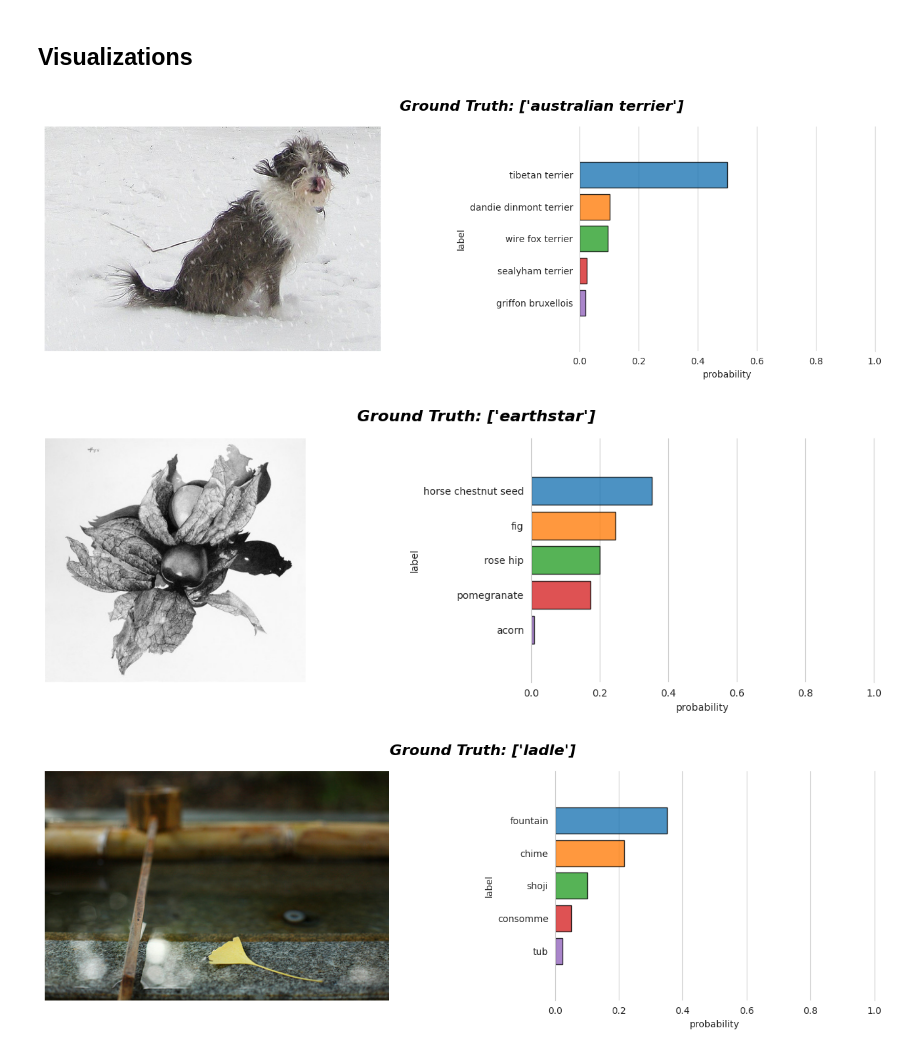
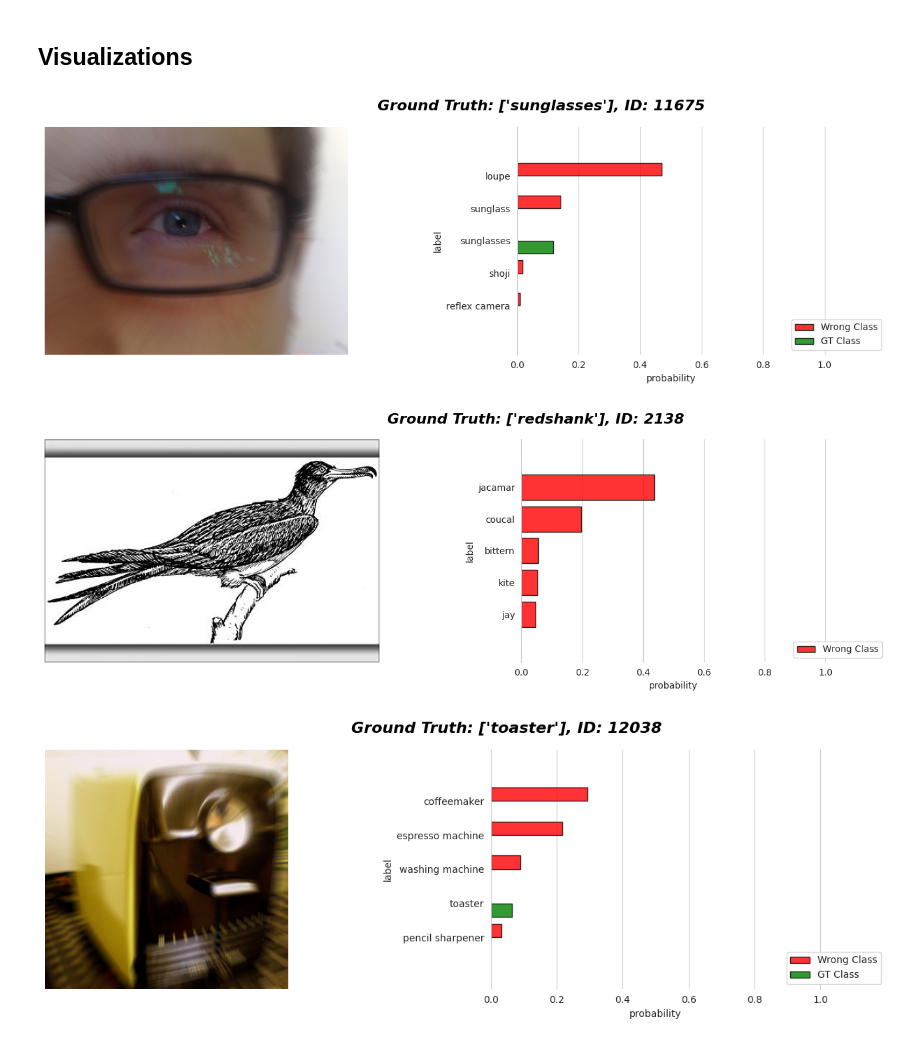
Before and after one commit to taesiri/ZoomIsAllYouNeed, a Jupyter notebook: src/ImageNet_Hard/Prompt_Engineering_for_ImageNet_Hard.ipynb, the cells around one changed output. Cells and saved outputs as stored; diff of their text form; code cells hidden in the pictures.

Commit message:
update visualization

```diff
--- a/src/ImageNet_Hard/Prompt_Engineering_for_ImageNet_Hard.ipynb
+++ b/src/ImageNet_Hard/Prompt_Engineering_for_ImageNet_Hard.ipynb
@@ -317,10 +318,11 @@ def plot_image(IID):
     sc = 1.5
 
     image = imagenet_hard_dataset[IID]["pixel_values"]
-    gt_label = imagenet_hard_dataset[IID]['english_label']
+    gt_label = imagenet_hard_dataset[IID]["english_label"]
     gt_label = [format_str(x) for x in gt_label]
+
     probs, indices = predict(imagenet_hard_dataset[IID]["image"])
-    labels = [id_class[i] for i in indices[0]]
+    labels = [id_class[i].strip() for i in indices[0]]
 
     fig, axes = plt.subplots(
         1, 2, figsize=(10 * sc, 3 * sc), gridspec_kw={"width_ratios": [2, 1]}
@@ -329,10 +331,13 @@ def plot_image(IID):
     axes[0].axis("off")
 
     data = pd.DataFrame({"label": labels, "probability": probs[0]})
+    data["color"] = [1 if x in gt_label else 0 for x in data["label"]]
+
     sns.barplot(
         x="probability",
         y="label",
         data=data,
+        hue="color",
         ax=axes[1],
         orient="h",
         order=data.sort_values("probability", ascending=False)["label"],
@@ -340,7 +345,7 @@ def plot_image(IID):
         edgecolor="black",
         linewidth=1,
         saturation=1,
-        errcolor="black",
+        palette={0: "red", 1: "green"},
     )
 
     axes[1].set_xlim(0, 1)
@@ -349,8 +354,15 @@ def plot_image(IID):
     axes[1].spines["top"].set_visible(False)
     axes[1].spines["bottom"].set_visible(False)
 
+    axes[1].legend(loc="lower right", bbox_to_anchor=(1.2, 0.0), ncol=1)
+    for i, text in enumerate(axes[1].get_legend().get_texts()):
+        if i == 0:
+            text.set_text("Wrong Class")
+        else:
+            text.set_text("GT Class")
+
     fig.suptitle(
-        f"Ground Truth: {gt_label}",
+        f"Ground Truth: {gt_label}, ID: {IID}",
         fontsize=16,
         ha="left",
         color="black",
@@ -361,9 +373,9 @@ def plot_image(IID):
     plt.tight_layout()
     plt.show()
 # %%
-for i in np.random.randint(0, len(imagenet_hard_dataset), 4):
+for i in np.random.randint(0, len(imagenet_hard_dataset), 5):
     plot_image(int(i))
 # %% [output]
-[figure, old version]
+[figure, new version]
-[figure, old version]
+[figure, new version]
-[figure, old version]
+[figure, new version]
```
Also changed, not shown: parts of 4 cells of this notebook, 1 other file.
